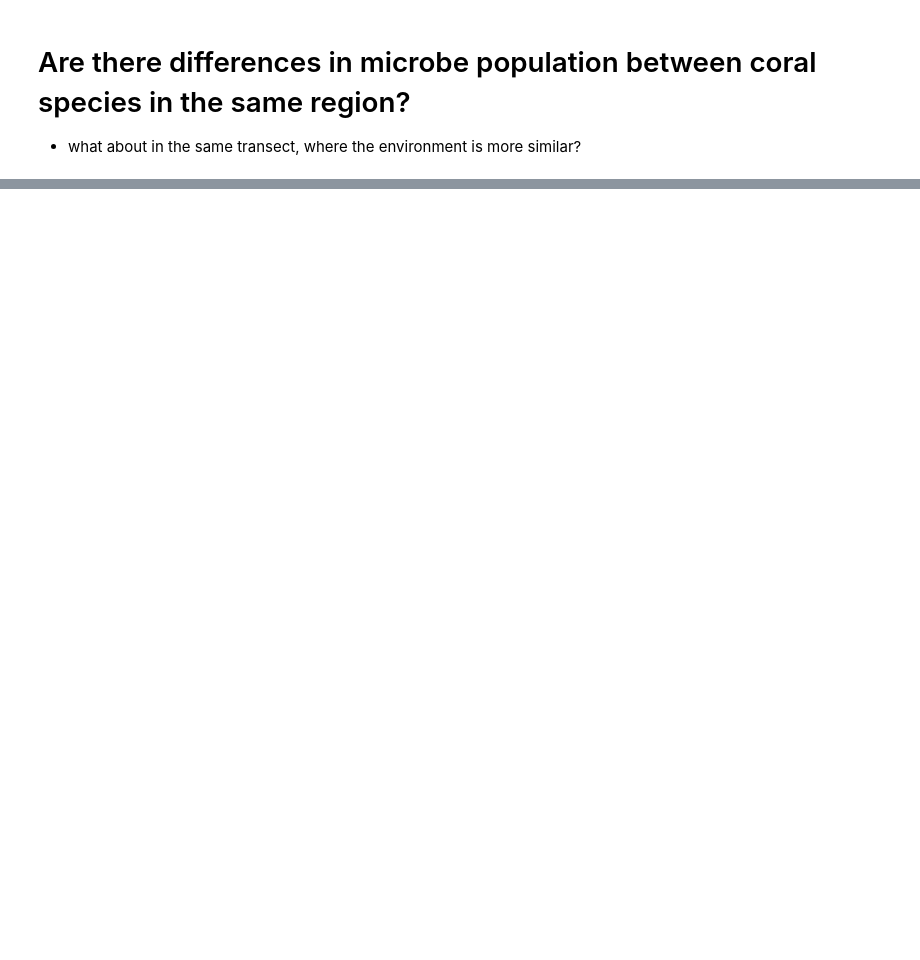
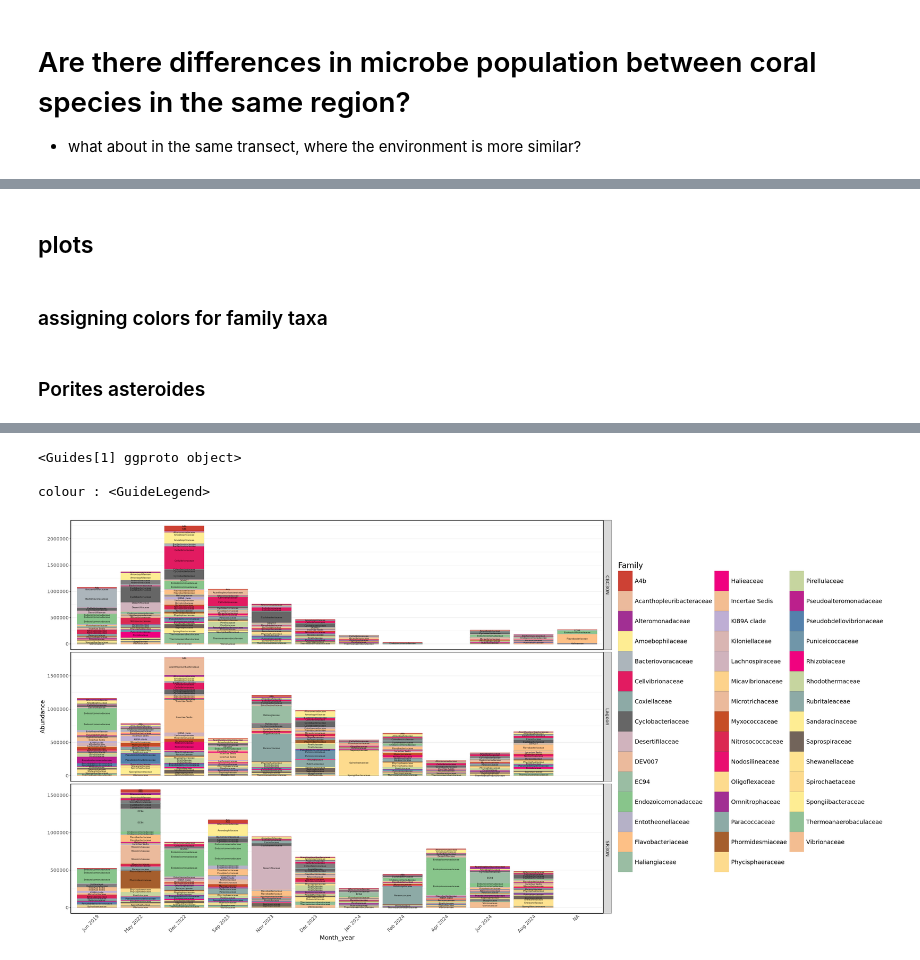
Before and after one commit to cdesouza02/BEL_16S_ITS2, a Jupyter notebook: BEL_16S_outputs/species.ipynb, the cells around one changed output, grey strips where cells are left out. Cells and saved outputs as stored; diff of their text form; code cells hidden in the pictures; blank space fills up the shorter version.

Commit message:
plotting species changes over time

```diff
--- a/BEL_16S_outputs/species.ipynb
+++ b/BEL_16S_outputs/species.ipynb
@@ -5,0 +14,5 @@
+# %%
+ps<-readRDS(file = "/work/pi_sarah_gignouxwolfsohn_uml_edu/caroline/BEL_16S_ITS2/BEL_16S_outputs/ps_16S.rds")
+#removing any taxa that don't show up in any samples to speed up the process
+ps <- prune_taxa(taxa_sums(ps) > 0, ps)
+ps
@@ -31,0 +101,13 @@ ps_past <- subset_samples(ps_norm_nomit, Species == "PAST")
+# %% [markdown]
+## plots
+# %% [markdown]
+### assigning colors for family taxa
+# %%
+#assigning colors
+famcolors= colorRampPalette(brewer.pal(8, "Accent"))(50)
+
+#Generate a random set of colors based on a df fam_taxa that assigns a random color to each spot in the list
+fam_taxa <- unique(tax_table(ps_fam)[, "Family"])
+    famcolors <- sample(famcolors, 50, length(fam_taxa))
+    # naming my color palette so the random order stays the same
+    famcolors<- setNames(famcolors, fam_taxa)
@@ -31,0 +117,36 @@ ps_past <- subset_samples(ps_norm_nomit, Species == "PAST")
+# %% [markdown]
+### Porites asteroides
+# %%
+ps_past=tax_glom(ps_past, taxrank= "Family")
+
+top50_past <- names(sort(taxa_sums(ps_past), decreasing=TRUE))[1:50]
+top50_past <- prune_taxa(top50_past, ps_past)
+
+#plot
+past <- plot_bar(top50_past, x="Month_year", fill = "Family") +
+  facet_wrap(Transect ~., strip.position = "right", ncol = 1, scales = "free_y") +
+  geom_bar(aes(color = Family, fill = Family),
+           stat = "identity", position = "stack") +
+  geom_text(aes(label = Family, fill = Family),
+            position = position_stack(vjust = 0.5),
+            color = "black", size = 2, check_overlap = TRUE) +
+  scale_fill_manual(values = famcolors, drop = TRUE) +
+  scale_color_manual(values = famcolors, drop = TRUE) +
+  theme_bw() +
+  theme(
+    legend.position = "right",
+      legend.title = element_text(size = 20),
+  legend.text = element_text(size = 15),
+  legend.key.width = unit(1.3, "cm"),     # make the legend keys wider
+  legend.key.height = unit(1.8, "cm"),   # make them taller
+    panel.border = element_rect(color = "black", fill = NA, linewidth = 1),
+    panel.grid.major.x = element_blank(),
+    panel.grid.minor.x = element_blank(),
+    axis.ticks.x = element_blank(),
+    axis.line = element_line(color = "black"),
+    axis.text.x = element_text(angle = 45, vjust = 1, hjust = 1),
+    text = element_text(size = 15)
+  )
+guides(color = guide_legend(override.aes = list(size = 6)))
+past
+# %% [output]
@@ -31,0 +155,4 @@ ps_past <- subset_samples(ps_norm_nomit, Species == "PAST")
+<Guides[1] ggproto object>
+
+colour : <GuideLegend>
+[figure, added]
```
Also changed, not shown: parts of 23 cells of this notebook.
